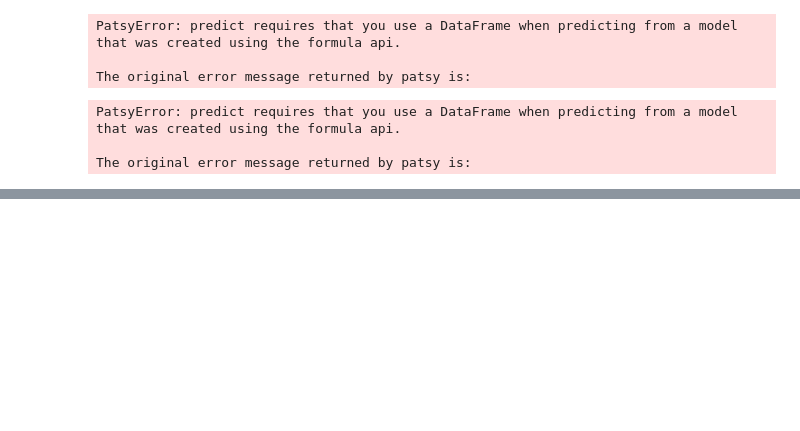
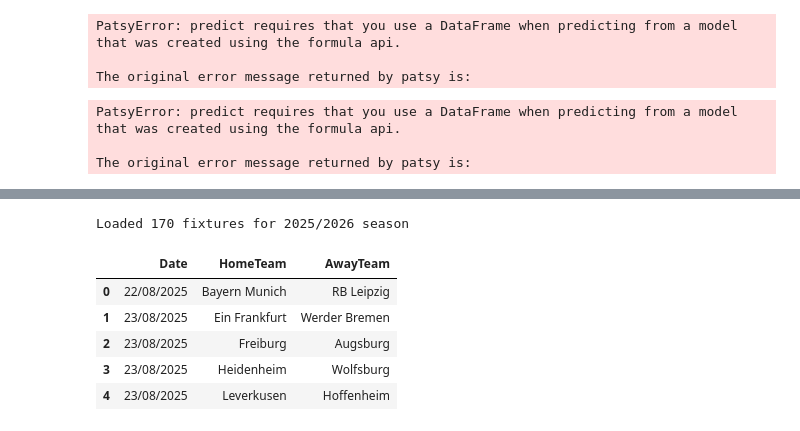
Before and after one commit to Acon3078/corners, a Jupyter notebook: Notebook.ipynb, the cells around one changed output, grey strips where cells are left out. Saved outputs shown, nothing was run; the diff lists cells and outputs as text; code cells hidden in the pictures; blank space fills up the shorter version.

```diff
--- a/Notebook.ipynb
+++ b/Notebook.ipynb
@@ -927,0 +1019,22 @@ The original error message returned by patsy is:
+# %%
+# Load 2025/2026 fixtures
+from pathlib import Path
+
+project_root = Path().resolve()
+data_path_2025_2026 = project_root / "Data" / "2025:2026.csv"
+
+upcoming_df = pd.read_csv(data_path_2025_2026)
+
+# Select required columns: Date, HomeTeam, AwayTeam
+upcoming_df = upcoming_df[['Date', 'HomeTeam', 'AwayTeam']].copy()
+
+print(f"Loaded {len(upcoming_df)} fixtures for 2025/2026 season")
+display(upcoming_df.head())
+# %% [output]
+Loaded 170 fixtures for 2025/2026 season
+|  | Date | HomeTeam | AwayTeam |
+| 0 | 22/08/2025 | Bayern Munich | RB Leipzig |
+| 1 | 23/08/2025 | Ein Frankfurt | Werder Bremen |
+| 2 | 23/08/2025 | Freiburg | Augsburg |
+| 3 | 23/08/2025 | Heidenheim | Wolfsburg |
+| 4 | 23/08/2025 | Leverkusen | Hoffenheim |
```
Also changed, not shown: parts of 21 cells of this notebook.
